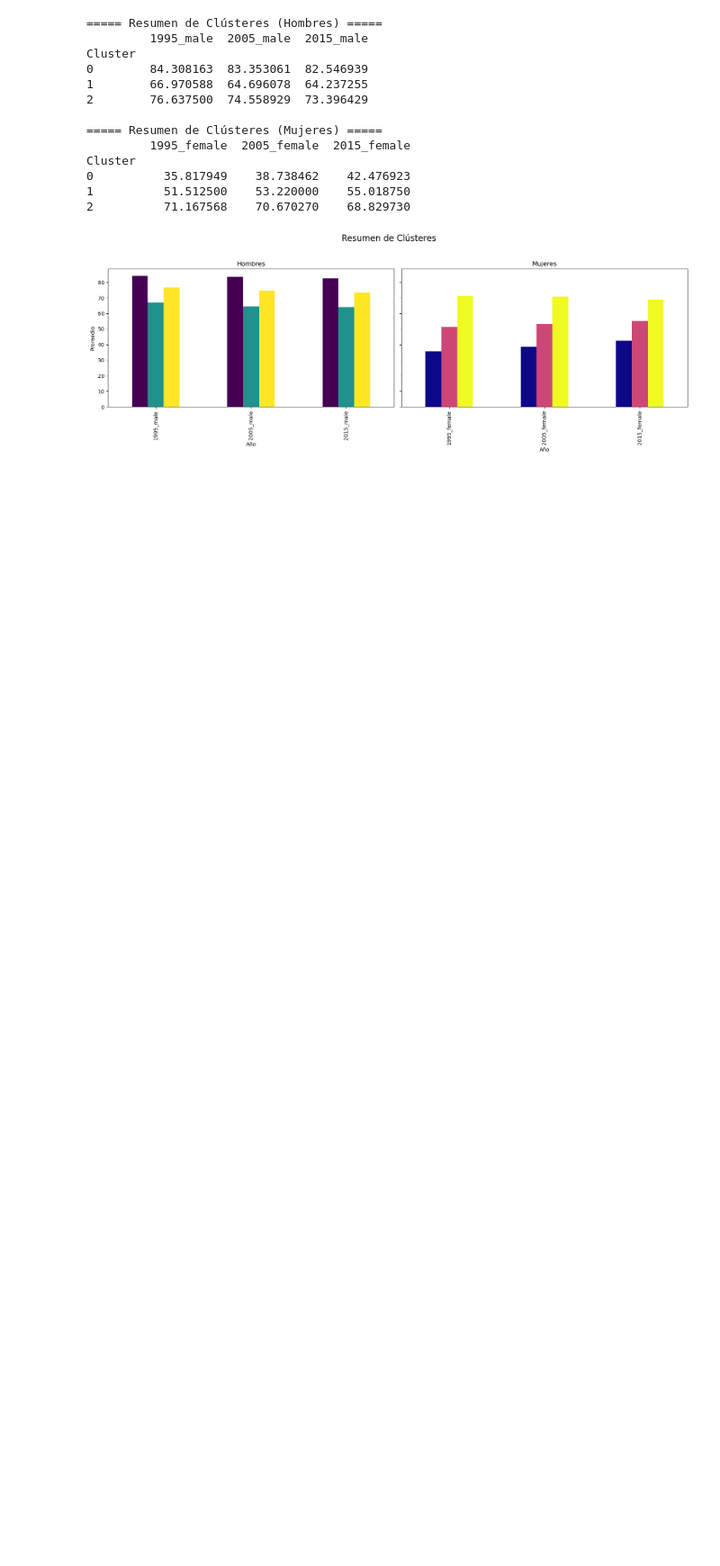
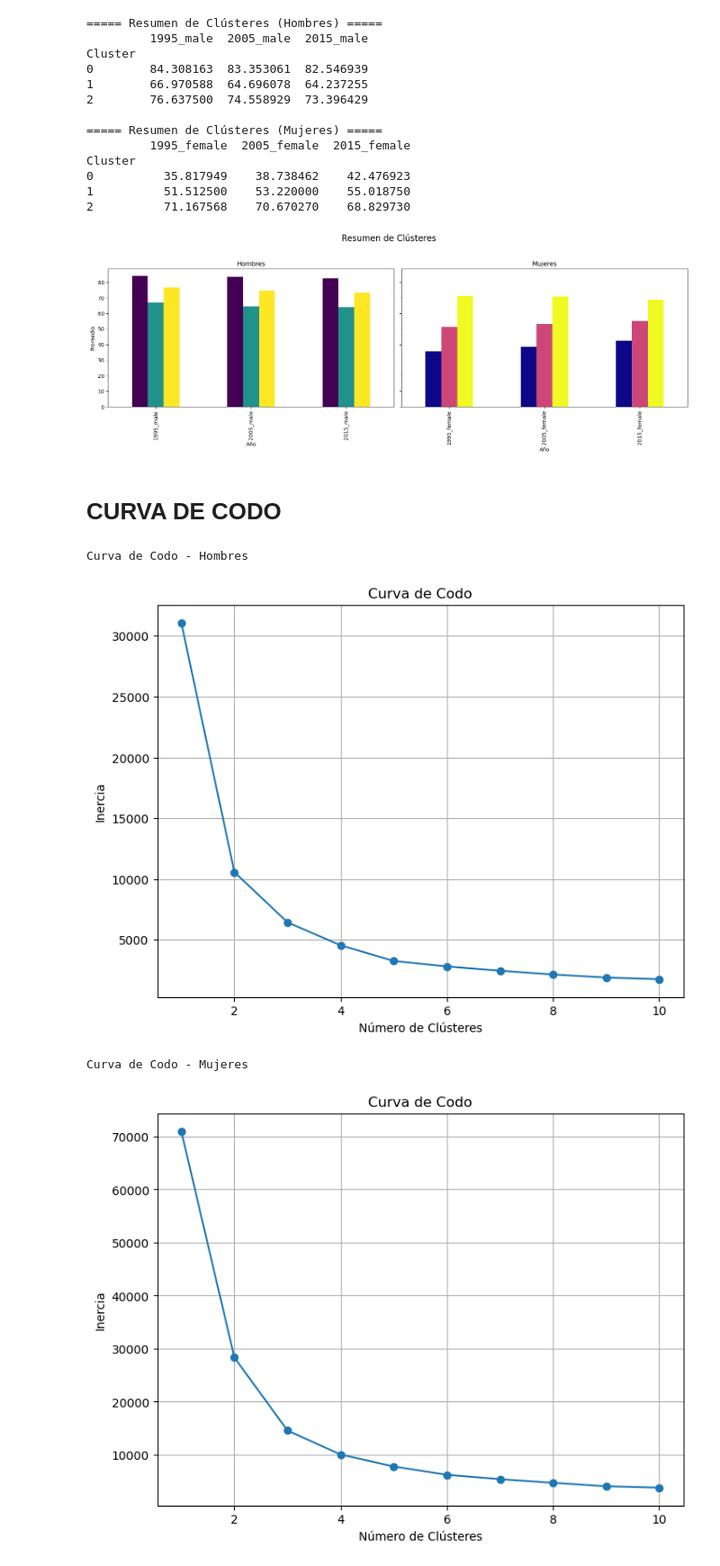
Before and after one commit to camilorav31/labourforce_clustering, a Jupyter notebook: Microproyecto2.ipynb, the cells around one changed output. Shown at 90% size. Saved outputs shown, nothing was run; the diff lists cells and outputs as text; code cells hidden in the pictures; blank space fills up the shorter version.

```diff
--- a/Microproyecto2.ipynb
+++ b/Microproyecto2.ipynb
@@ -397,3 +397,34 @@ Cluster
 1          51.512500    53.220000    55.018750
 2          71.167568    70.670270    68.829730
 [figure]
+# %% [markdown]
+# CURVA DE CODO
+# %%
+# Curva de codo para determinar la cantidad óptima de clústeres
+def elbow_method(data, max_clusters=10):
+    from sklearn.cluster import KMeans
+    inertia = []
+    for k in range(1, max_clusters + 1):
+        kmeans = KMeans(n_clusters=k, random_state=42)
+        kmeans.fit(data)
+        inertia.append(kmeans.inertia_)
+    plt.figure(figsize=(8, 6))
+    plt.plot(range(1, max_clusters + 1), inertia, marker='o')
+    plt.title("Curva de Codo")
+    plt.xlabel("Número de Clústeres")
+    plt.ylabel("Inercia")
+    plt.grid()
+    plt.show()
+
+# Aplicar a los datos de hombres
+print("Curva de Codo - Hombres")
+elbow_method(male_data.drop(columns=['Cluster']))
+
+# Aplicar a los datos de mujeres
+print("Curva de Codo - Mujeres")
+elbow_method(female_data.drop(columns=['Cluster']))
+# %% [output]
+Curva de Codo - Hombres
+[figure, added]
+Curva de Codo - Mujeres
+[figure, added]
```
Also changed, not shown: parts of 6 cells of this notebook.
